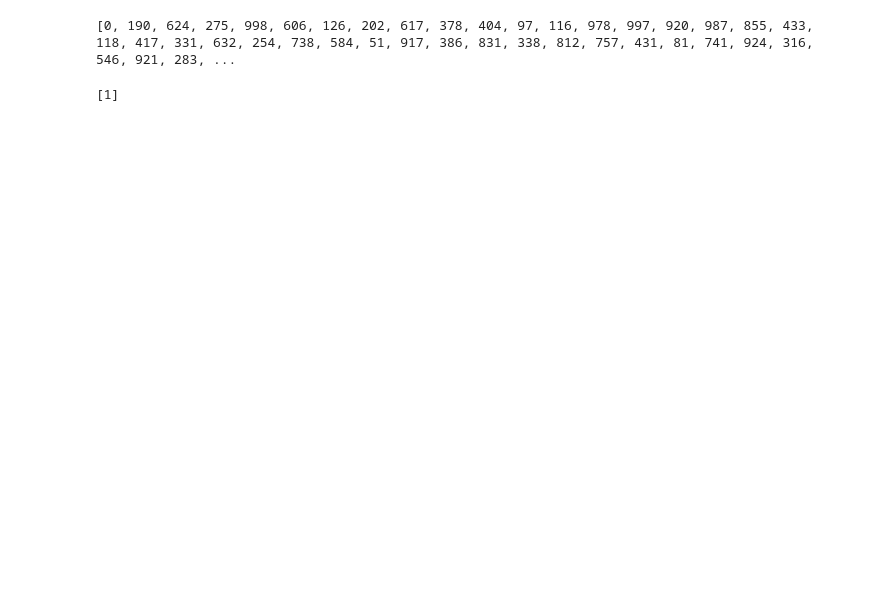
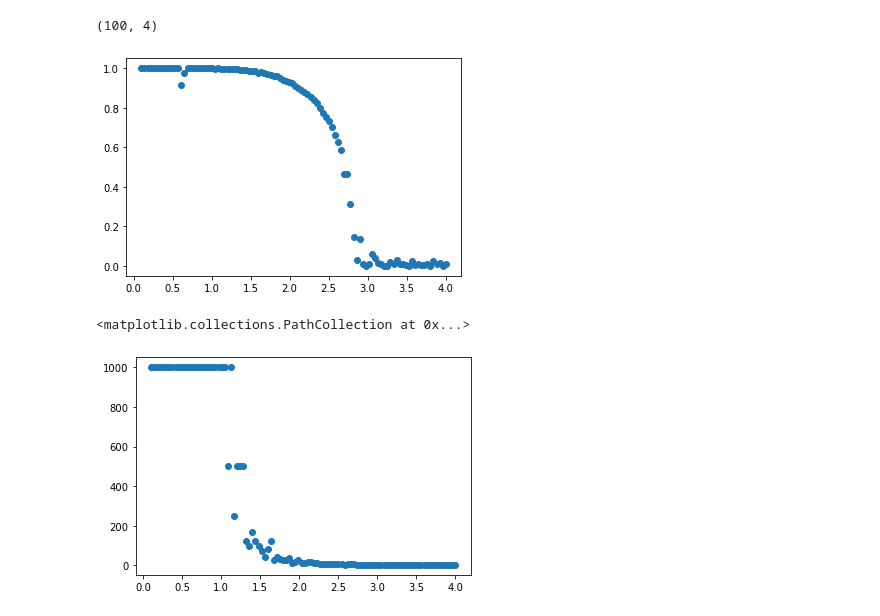
Before and after one commit to SSBNS/Complex_physics_SSBNS, a Jupyter notebook: Midterm/midterm1.ipynb, the cells around one changed output. Cells and saved outputs as stored; diff of their text form; code cells hidden in the pictures; blank space fills up the shorter version.

```diff
--- a/Midterm/midterm1.ipynb
+++ b/Midterm/midterm1.ipynb
@@ -116,17 +256,27 @@ print(((i-1)%N-j),(i+1)%N-j)
+# %%
+save_array = np.vstack((T_list,E_mean_list,E_err_list,m_mean_list,m_err_list,domain_mean_list)).T
+print(np.shape(save_array))
+np.savetxt(".//Data//nnn.txt",save_array,header="T,E,E_err,m,m_err,size")
+# %% [output]
+(100, 4)
+# %%
+plt.scatter(T_list,abs(np.array(m_mean_list)))
+plt.show()
+plt.scatter(T_list,domain_mean_list)
+# %% [output]
+[figure, added]
+<matplotlib.collections.PathCollection at 0x...>
+[figure, added]
 # %%
-N_site = 1000
-index = np.arange(N_site)
-shuffle = [0]
-for i in range(1,N_site):
-    choices = [x for x in index if (x not in shuffle) and (((x-1)%N-shuffle[-1]!=0)) and (((x+1)%N-shuffle[-1]!=0))]
-    choice = random.choice(choices)
-    shuffle.append(choice)
+def create_nnn_shuffle(N_site):
+    index = np.arange(N_site)
+    shuffle = [0]
+    for i in range(1,N_site):
+        choices = [x for x in index if (x not in shuffle) and (((x-1)%N_site-shuffle[-1]!=0)) and (((x+1)%N_site-shuffle[-1]!=0))]
+        choice = random.choice(choices)
+        shuffle.append(choice)
 
-print(shuffle)
-shuffle = np.array(shuffle)
+    shuffle = np.array(shuffle)
+    np.savetxt("nnn_array//shuffle_"+str(N_site)+".txt",shuffle.astype(int))
+
+create_nnn_shuffle(1000)
-# %% [output]
-[0, 190, 624, 275, 998, 606, 126, 202, 617, 378, 404, 97, 116, 978, 997, 920, 987, 855, 433, 118, 417, 331, 632, 254, 738, 584, 51, 917, 386, 831, 338, 812, 757, 431, 81, 741, 924, 316, 546, 921, 283, ...
-# %%
-print(np.argwhere(shuffle==190)[0])
-# %% [output]
-[1]
```
Also changed, not shown: parts of 11 cells of this notebook, 35 other files.
